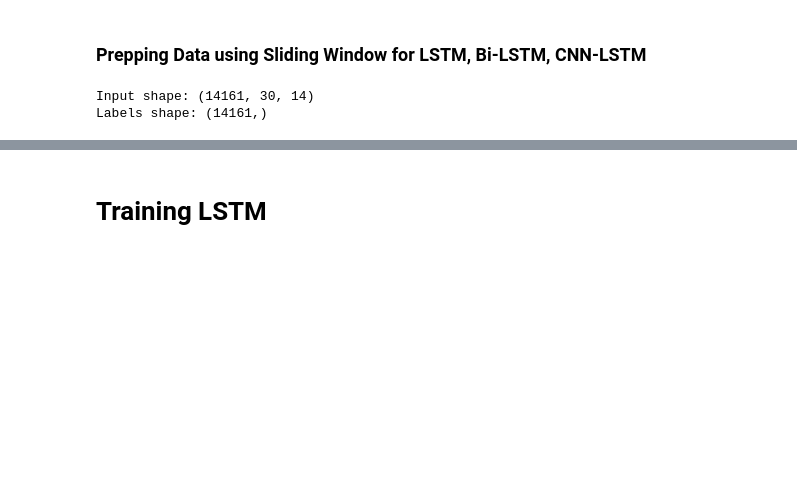
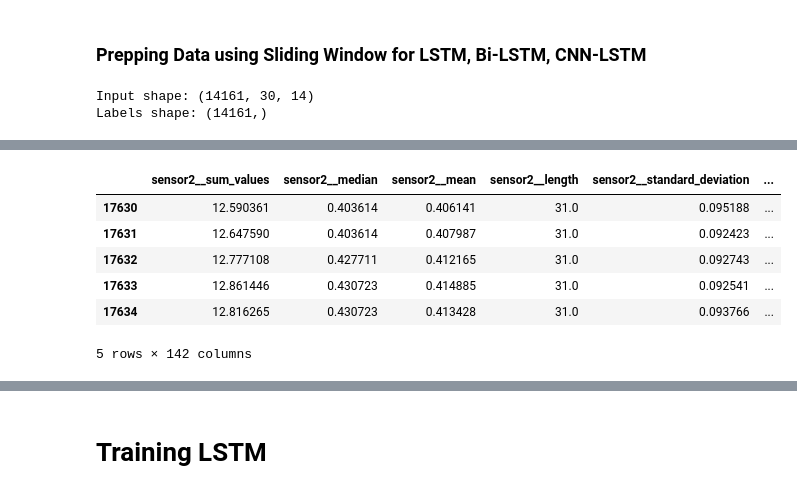
Before and after one commit to sh3ngsh3ng/CMAPSS_GRP_2, a Jupyter notebook: main_ys.ipynb, the cells around one changed output, grey strips where cells are left out. Drawn from its saved outputs; the diff is of its cells as text; code cells hidden in the pictures; blank space fills up the shorter version.

```diff
--- a/main_ys.ipynb
+++ b/main_ys.ipynb
@@ -147,0 +233,10 @@ from tensorflow.keras.layers import Conv1D, MaxPooling1D, LSTM, Dense, Dropout,
+# %%
+features_labels_df.head()
+# %% [output]
+|  | sensor2__sum_values | sensor2__median | sensor2__mean | sensor2__length | sensor2__standard_deviation | ... |
+| 17630 | 12.590361 | 0.403614 | 0.406141 | 31.0 | 0.095188 | ... |
+| 17631 | 12.647590 | 0.403614 | 0.407987 | 31.0 | 0.092423 | ... |
+| 17632 | 12.777108 | 0.427711 | 0.412165 | 31.0 | 0.092743 | ... |
+| 17633 | 12.861446 | 0.430723 | 0.414885 | 31.0 | 0.092541 | ... |
+| 17634 | 12.816265 | 0.430723 | 0.413428 | 31.0 | 0.093766 | ... |
+5 rows × 142 columns
```
Also changed, not shown: parts of 19 cells of this notebook.
